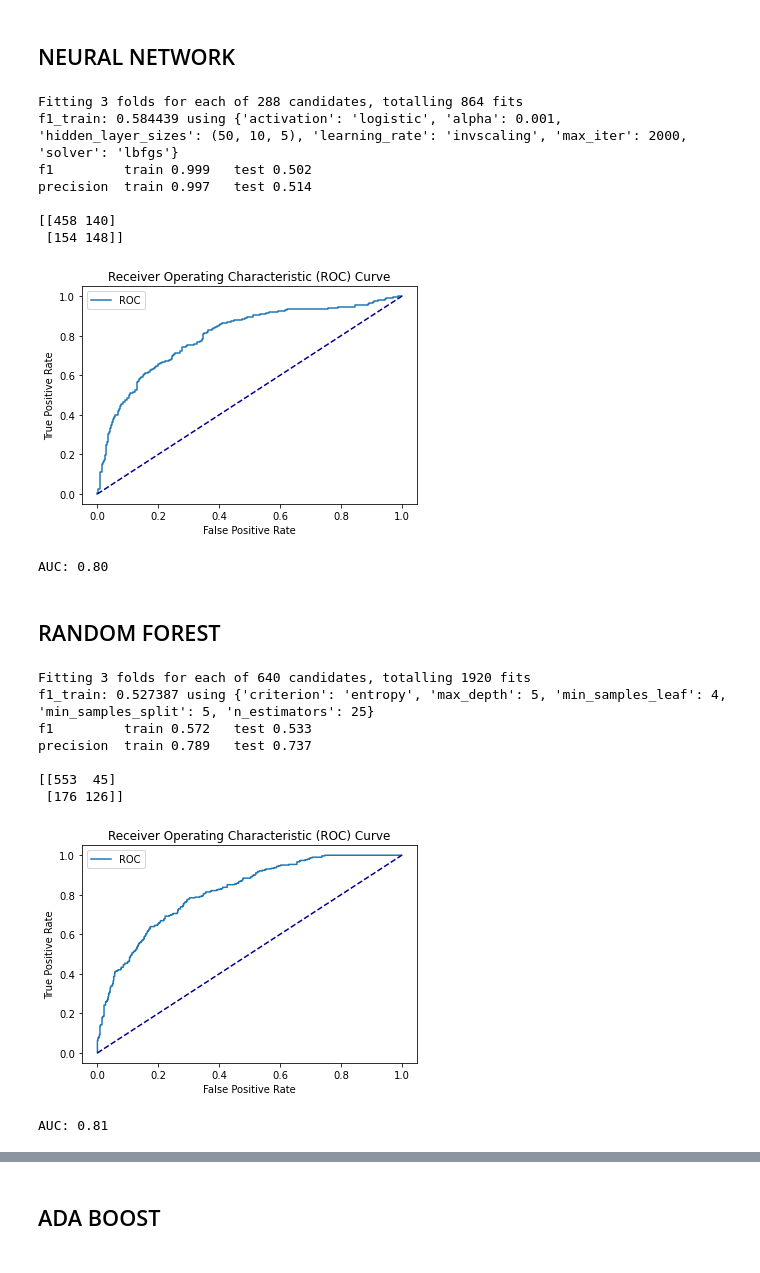
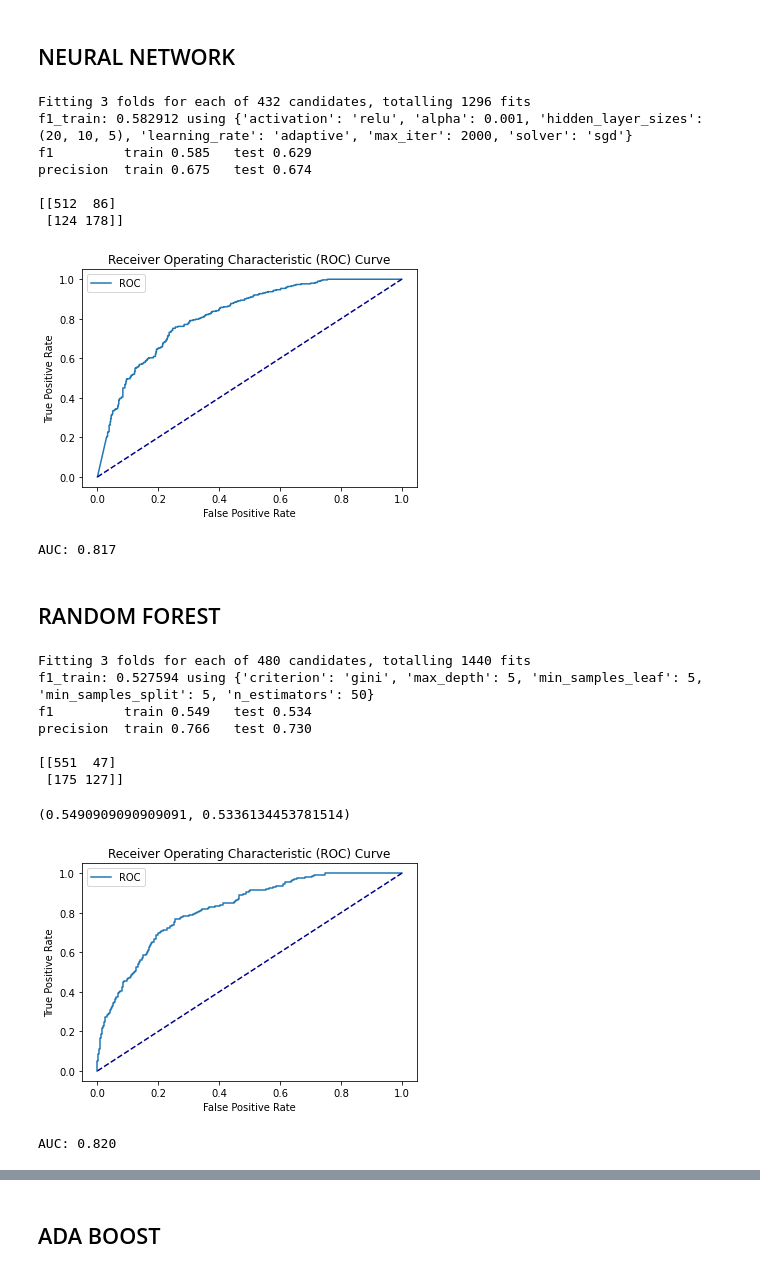
Before and after one commit to AndreaScarpellini1/ML-Project, a Jupyter notebook: Project .ipynb, the cells around one changed output, grey strips where cells are left out. Drawn from its saved outputs; the diff is of its cells as text; code cells hidden in the pictures.

```diff
--- a/Project .ipynb
+++ b/Project .ipynb
@@ -508,6 +509,7 @@ def hyperp_search(classifier, parameters):
     print("")
     print(confusion_matrix(y_test, y_pred))
     #print(classification_report(y_test, y_pred))
+    return (f1_score(y_train, y_pred_train), f1_score(y_test, y_pred))
 
 def roc(model,X_train,y_train,X_test,y_test):
     model.fit(X_train, y_train)
@@ -527,8 +529,8 @@ def roc(model,X_train,y_train,X_test,y_test):
     plt.show()
 
     auc = metrics.roc_auc_score(y_test, y_probs[:,1])
-    print('AUC: %.2f' % auc)
-    return (fpr, tpr)
+    print('AUC: %.3f' % auc)
+    return (fpr, tpr ,auc)
 # %% [markdown]
 ## KNN
 Whit KNN we use feature 1 beacuse the algorithm can not do features selection by it self. So we use filtered features.
@@ -673,25 +675,25 @@ hyperp_search(classifier,parameters)
 #over fitting with: 'alpha': 0.1, 'hidden_layer_sizes': (100, 20, 5), 'max_iter': 2000
 #over fitting
 # %% [output]
-Fitting 3 folds for each of 288 candidates, totalling 864 fits
-f1_train: 0.584439 using {'activation': 'logistic', 'alpha': 0.001, 'hidden_layer_sizes': (50, 10, 5), 'learning_rate': 'invscaling', 'max_iter': 2000, 'solver': 'lbfgs'}
-f1         train 0.999   test 0.502
-precision  train 0.997   test 0.514
+Fitting 3 folds for each of 432 candidates, totalling 1296 fits
+f1_train: 0.582912 using {'activation': 'relu', 'alpha': 0.001, 'hidden_layer_sizes': (20, 10, 5), 'learning_rate': 'adaptive', 'max_iter': 2000, 'solver': 'sgd'}
+f1         train 0.585   test 0.629
+precision  train 0.675   test 0.674
 
-[[458 140]
- [154 148]]
+[[512  86]
+ [124 178]]
 # %%
 model_MLP=MLPClassifier(activation='relu',
-                        alpha= 0.01,
-                        hidden_layer_sizes= (10, 5),
+                        alpha= 0.001,
+                        hidden_layer_sizes= (20,10, 5),
                         learning_rate= 'adaptive',
                         max_iter= 2000,
-                        solver='adam')
+                        solver='sgd')
 
-fpr6,tpr6=roc(model_MLP,X_train,y_train,X_test,y_test)
+fpr6,tpr6,AUC6=roc(model_MLP,X_train,y_train,X_test,y_test)
 # %% [output]
-[figure, old version]
+[figure, new version]
-AUC: 0.80
+AUC: 0.817
 # %% [markdown]
 ## RANDOM FOREST
 # %%
@@ -699,7 +701,7 @@ from sklearn.ensemble import RandomForestClassifier
 
 
 classifier= RandomForestClassifier()
-parameters = {'n_estimators' : [25,50, 100, 200],
+parameters = {'n_estimators' : [25,50,100],
               'criterion' :    ['entropy', 'gini'],
               'max_depth' :    [1,2,3,4,5],
               'min_samples_split': [4,5,10,15],
@@ -708,16 +710,17 @@ parameters = {'n_estimators' : [25,50, 100, 200],
 
 hyperp_search(classifier,parameters)
 # %% [output]
-Fitting 3 folds for each of 640 candidates, totalling 1920 fits
-f1_train: 0.527387 using {'criterion': 'entropy', 'max_depth': 5, 'min_samples_leaf': 4, 'min_samples_split': 5, 'n_estimators': 25}
-f1         train 0.572   test 0.533
-precision  train 0.789   test 0.737
+Fitting 3 folds for each of 480 candidates, totalling 1440 fits
+f1_train: 0.527594 using {'criterion': 'gini', 'max_depth': 5, 'min_samples_leaf': 5, 'min_samples_split': 5, 'n_estimators': 50}
+f1         train 0.549   test 0.534
+precision  train 0.766   test 0.730
 
-[[553  45]
- [176 126]]
+[[551  47]
+ [175 127]]
+(0.5490909090909091, 0.5336134453781514)
 # %%
-rand_forest=RandomForestClassifier(criterion= 'entropy', max_depth= 5, min_samples_leaf= 4, min_samples_split= 5, n_estimators= 25)
-fpr7,tpr7=roc(rand_forest,X_train,y_train,X_test,y_test)
+rand_forest=RandomForestClassifier(criterion= 'gini', max_depth= 5, min_samples_leaf= 5, min_samples_split= 5, n_estimators= 50)
+fpr7,tpr7,AUC7=roc(rand_forest,X_train,y_train,X_test,y_test)
 # %% [output]
-[figure, old version]
+[figure, new version]
-AUC: 0.81
+AUC: 0.820
```
Also changed, not shown: parts of 13 cells of this notebook.
